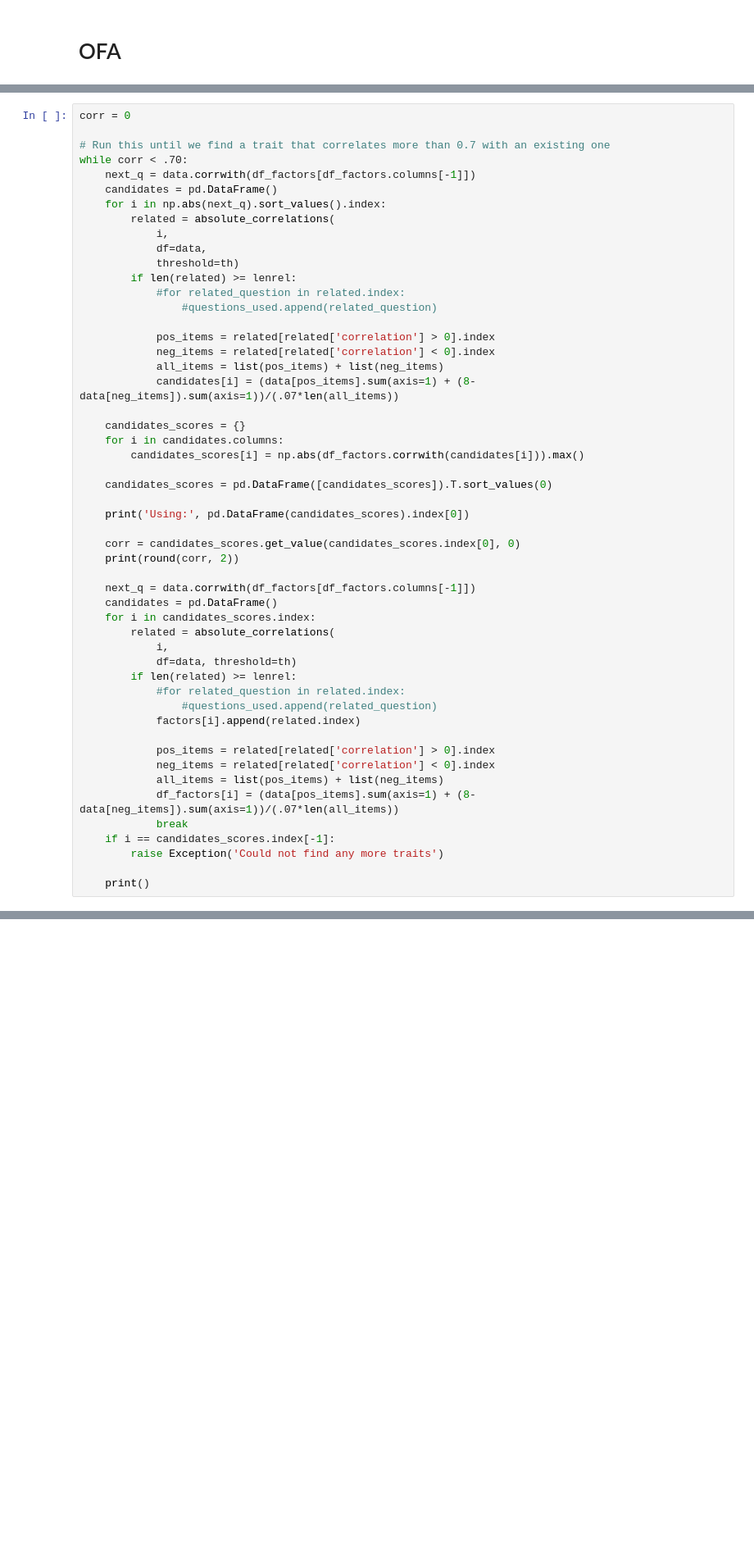
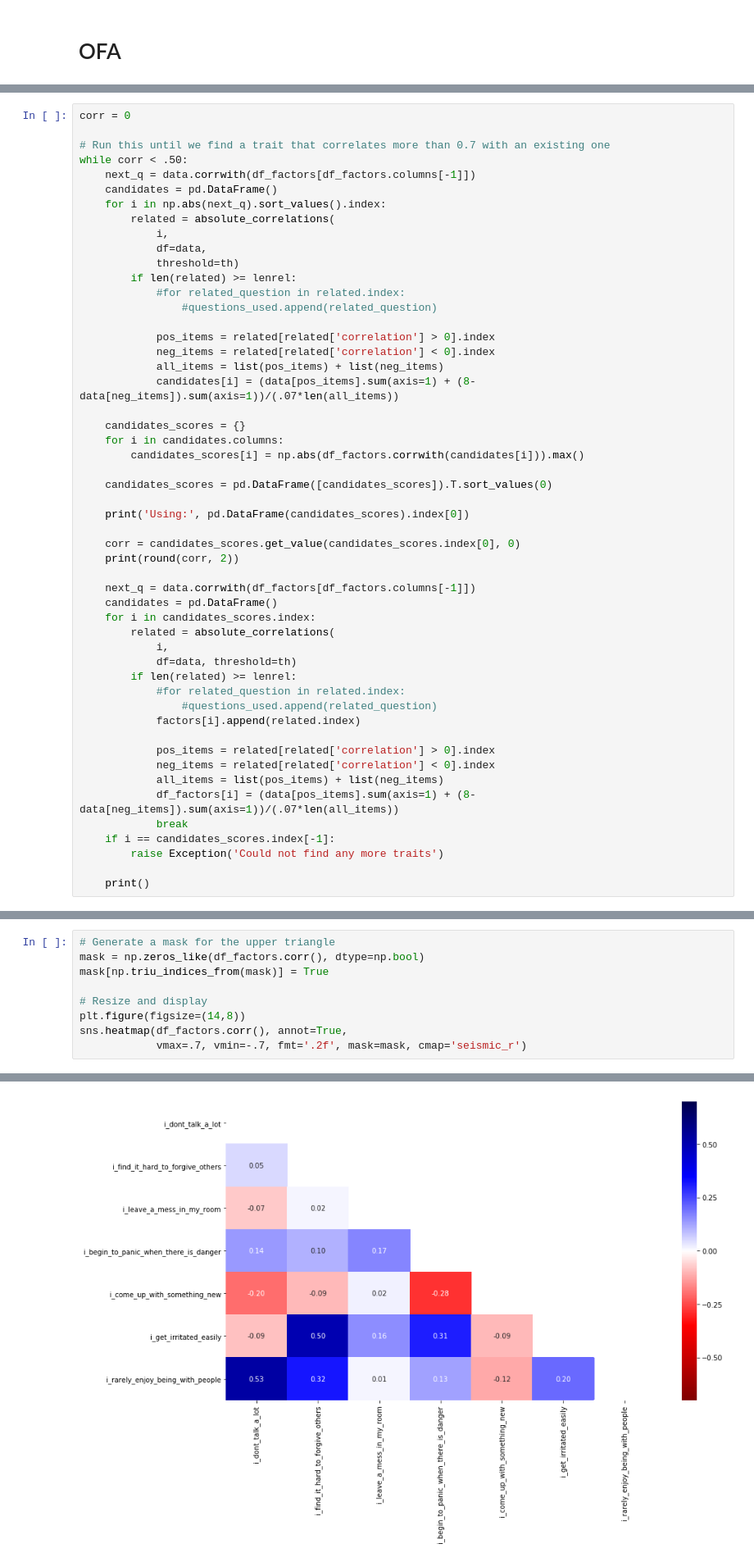
Before and after one commit to vincefav/hexaco, a Jupyter notebook: HEXACO.ipynb, the cells around one changed output, grey strips where cells are left out. Shown at 82% size. Drawn from its saved outputs; the diff is of its cells as text; blank space fills up the shorter version.

Commit message:
feat: Add orthogonal factor analysis

```diff
--- a/HEXACO.ipynb
+++ b/HEXACO.ipynb
@@ -194,7 +194,7 @@ df_factors.head()
 corr = 0
 
 # Run this until we find a trait that correlates more than 0.7 with an existing one
-while corr < .70:
+while corr < .50:
     next_q = data.corrwith(df_factors[df_factors.columns[-1]])
     candidates = pd.DataFrame()
     for i in np.abs(next_q).sort_values().index:
@@ -247,0 +288,10 @@ Using: i_rarely_get_irritated
+# %%
+# Generate a mask for the upper triangle
+mask = np.zeros_like(df_factors.corr(), dtype=np.bool)
+mask[np.triu_indices_from(mask)] = True
+
+# Resize and display
+plt.figure(figsize=(14,8))
+sns.heatmap(df_factors.corr(), annot=True,
+            vmax=.7, vmin=-.7, fmt='.2f', mask=mask, cmap='seismic_r')
+# %% [output]
@@ -247,0 +299 @@ Using: i_rarely_get_irritated
+[figure, added]
```
Also changed, not shown: parts of 7 cells of this notebook.
